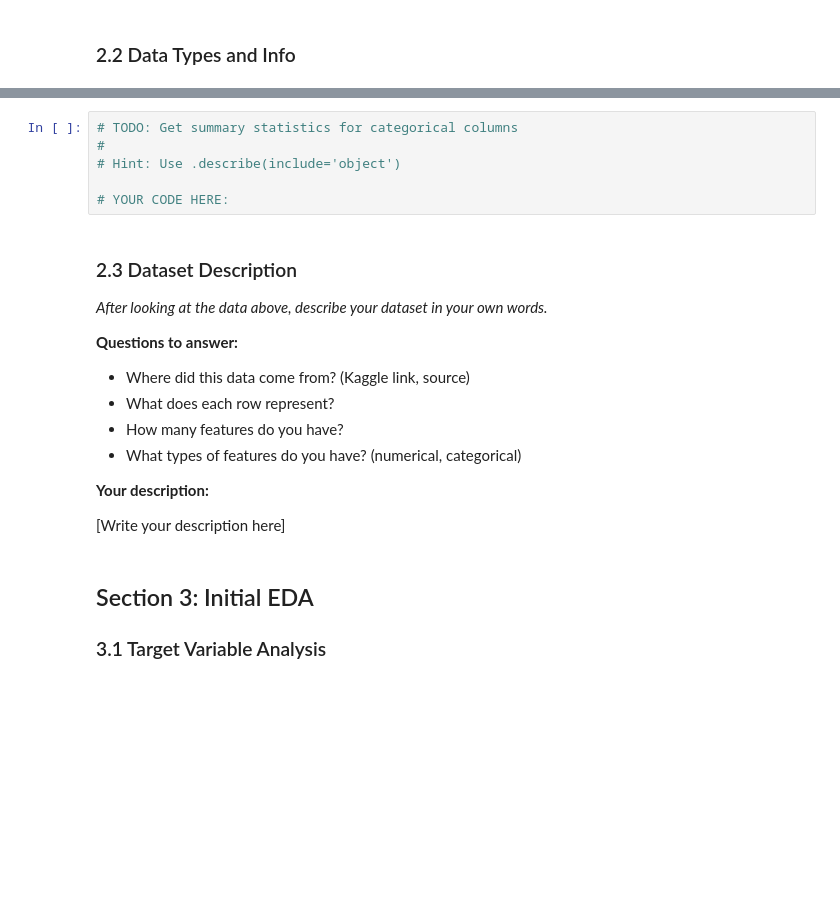
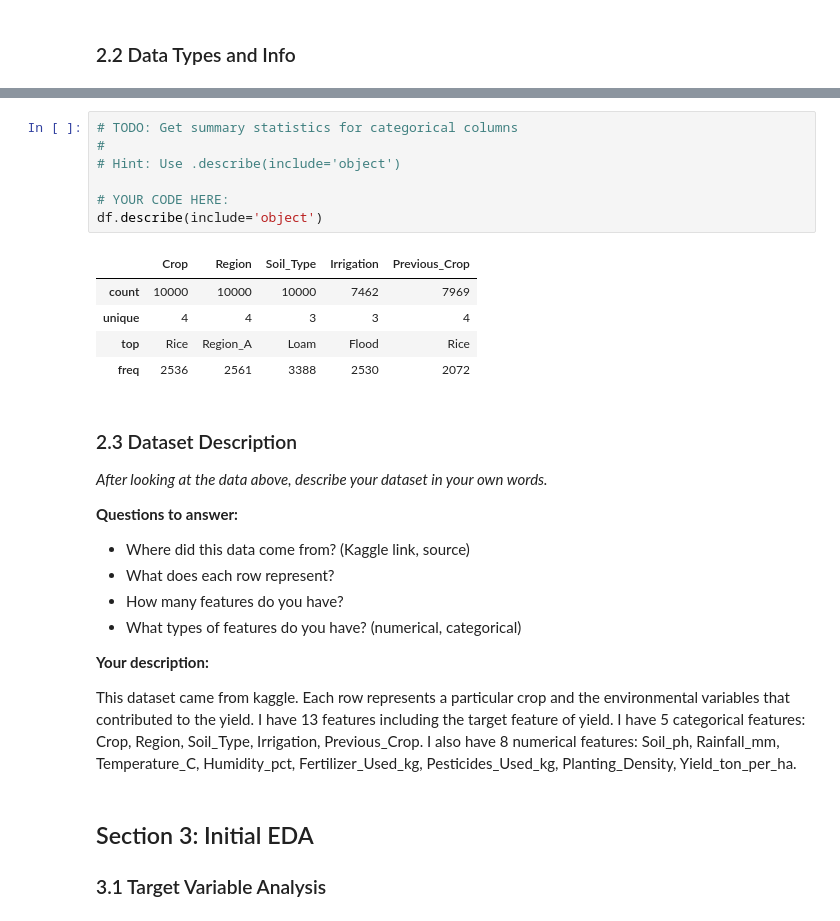
Before and after one commit to fsa-aiml-2511/individual-capstone-wesleyhouk-gif, a Jupyter notebook: notebooks/01_problem_statement_and_eda.ipynb, the cells around one changed output, grey strips where cells are left out. Drawn from its saved outputs; the diff is of its cells as text; blank space fills up the shorter version.

```diff
--- a/notebooks/01_problem_statement_and_eda.ipynb
+++ b/notebooks/01_problem_statement_and_eda.ipynb
@@ -141,9 +194,16 @@ print(df.columns.tolist())
 # %%
 # TODO: Get summary statistics for categorical columns
 #
 # Hint: Use .describe(include='object')
 
 # YOUR CODE HERE:
+df.describe(include='object')
+# %% [output]
+|  | Crop | Region | Soil_Type | Irrigation | Previous_Crop |
+| count | 10000 | 10000 | 10000 | 7462 | 7969 |
+| unique | 4 | 4 | 3 | 3 | 4 |
+| top | Rice | Region_A | Loam | Flood | Rice |
+| freq | 2536 | 2561 | 3388 | 2530 | 2072 |
 # %% [markdown]
 ### 2.3 Dataset Description
 
@@ -157,7 +217,7 @@ print(df.columns.tolist())
 
 **Your description:**
 
-[Write your description here]
+This dataset came from kaggle. Each row represents a particular crop and the environmental variables that contributed to the yield. I have 13 features including the target feature of yield. I have 5 categorical features: Crop, Region, Soil_Type, Irrigation, Previous_Crop. I also have 8 numerical features: Soil_ph, Rainfall_mm, Temperature_C, Humidity_pct, Fertilizer_Used_kg, Pesticides_Used_kg, Planting_Density, Yield_ton_per_ha.
 # %% [markdown]
 ## Section 3: Initial EDA
 
```
Also changed, not shown: parts of 14 cells of this notebook.
